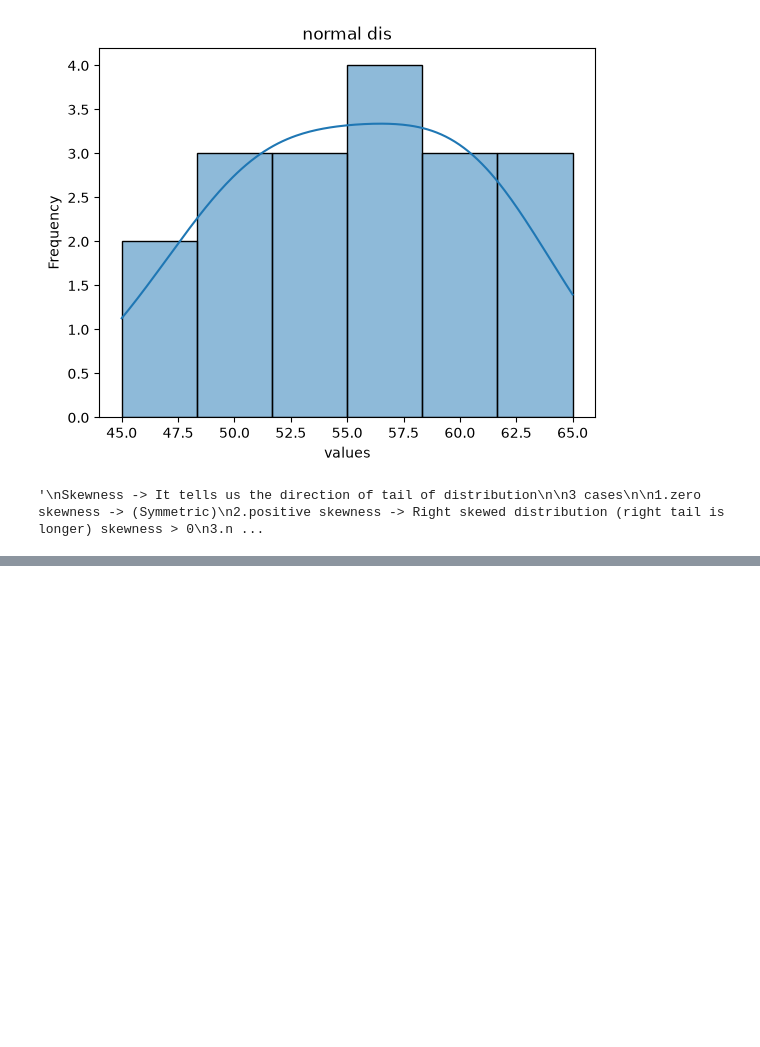
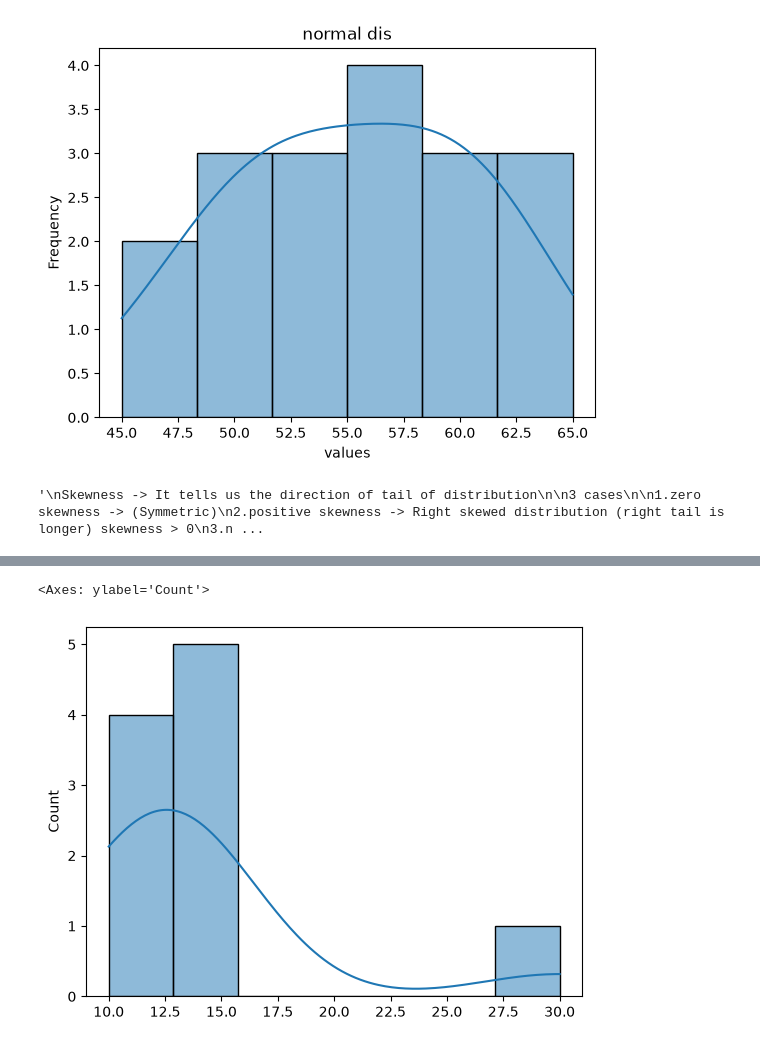
Before and after one commit to AmitKumarPrasad1846/Complete_AI_ML_challenge, a Jupyter notebook: 06_statistics/statistics_day_4.ipynb, the cells around one changed output, grey strips where cells are left out. Cells and saved outputs as stored; diff of their text form; code cells hidden in the pictures; blank space fills up the shorter version.

```diff
--- a/06_statistics/statistics_day_4.ipynb
+++ b/06_statistics/statistics_day_4.ipynb
@@ -45,0 +76,5 @@ result=0 -> aproximately symmetric
+# %%
+sns.histplot(data, kde = True)
+# %% [output]
+<Axes: ylabel='Count'>
+[figure, added]
```
Also changed, not shown: parts of 3 cells of this notebook.
